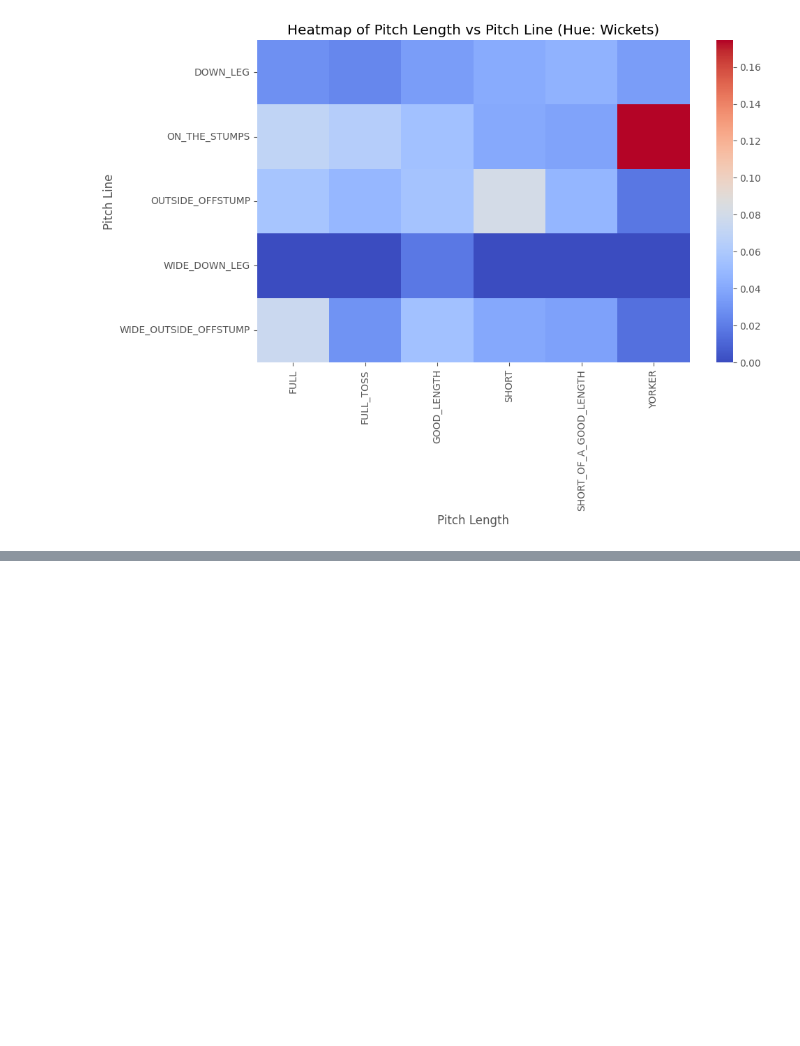
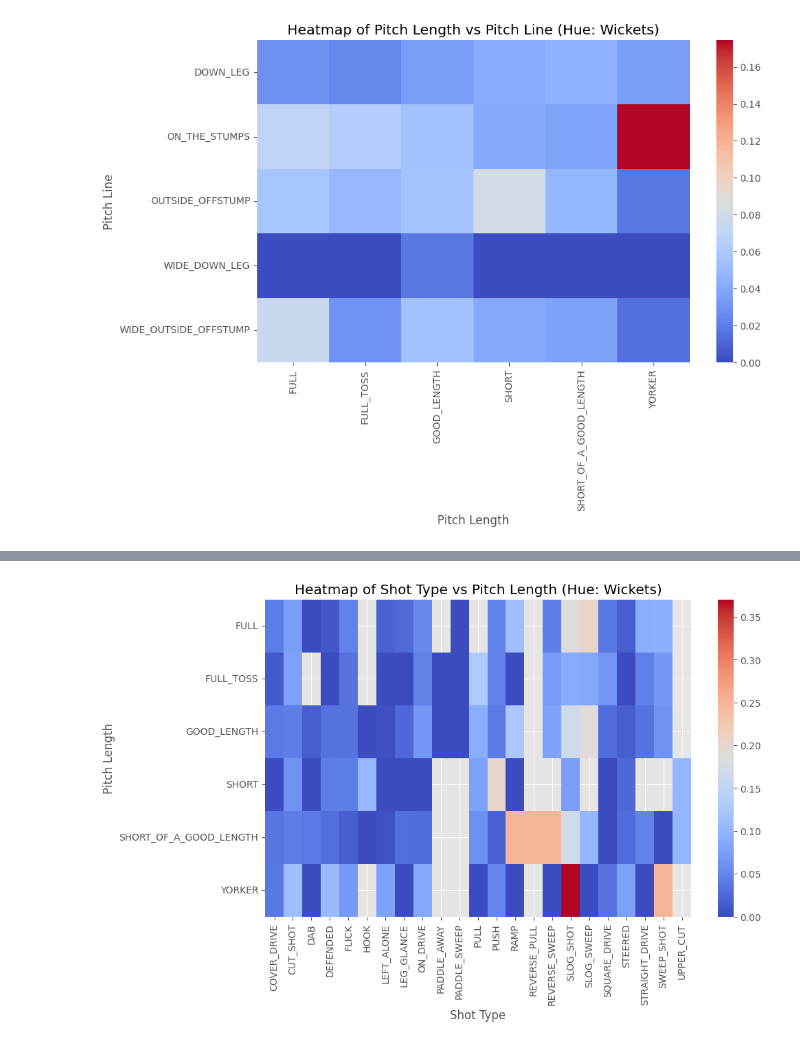
Before and after one commit to Dhanushdevireddy/Bowling-Strategy-Optimization-in-Cricket, a Jupyter notebook: main.ipynb, the cells around one changed output, grey strips where cells are left out. Cells and saved outputs as stored; diff of their text form; code cells hidden in the pictures; blank space fills up the shorter version.

Commit message:
Cleaned Dataset

```diff
--- a/main.ipynb
+++ b/main.ipynb
@@ -251,3 +251,5 @@ plt.title("Heatmap of Pitch Length vs Pitch Line (Hue: Wickets)")
 plt.show()
 # %% [output]
 [figure]
+# %%
+df_cleaned = df.dropna(subset=['pitchLength', 'pitchLine','shotType'])
@@ -253,0 +277,11 @@ plt.show()
+# %%
+heatmap_data = df_cleaned.pivot_table(index='pitchLength', columns='shotType', values='isWicket')
+
+plt.figure(figsize=(10, 6))
+sns.heatmap(heatmap_data, cmap='coolwarm', fmt='g')
+plt.xlabel("Shot Type")
+plt.ylabel("Pitch Length")
+plt.title("Heatmap of Shot Type vs Pitch Length (Hue: Wickets)")
+plt.show()
+# %% [output]
+[figure, added]
```
Also changed, not shown: parts of 5 cells of this notebook.
